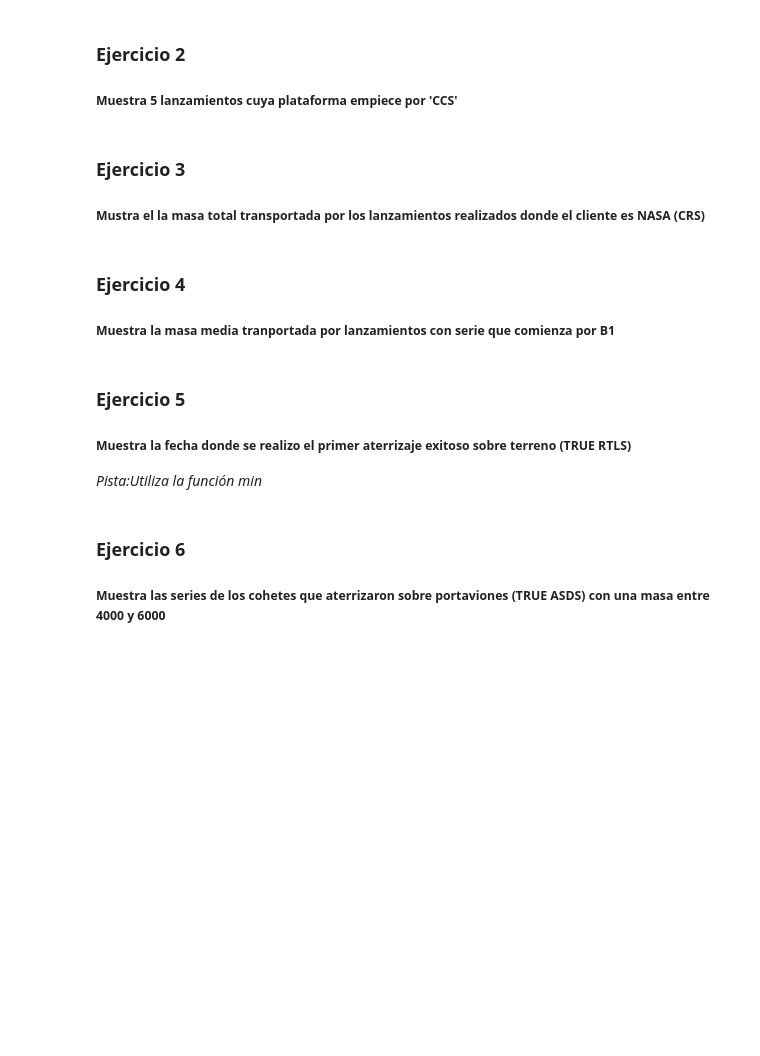
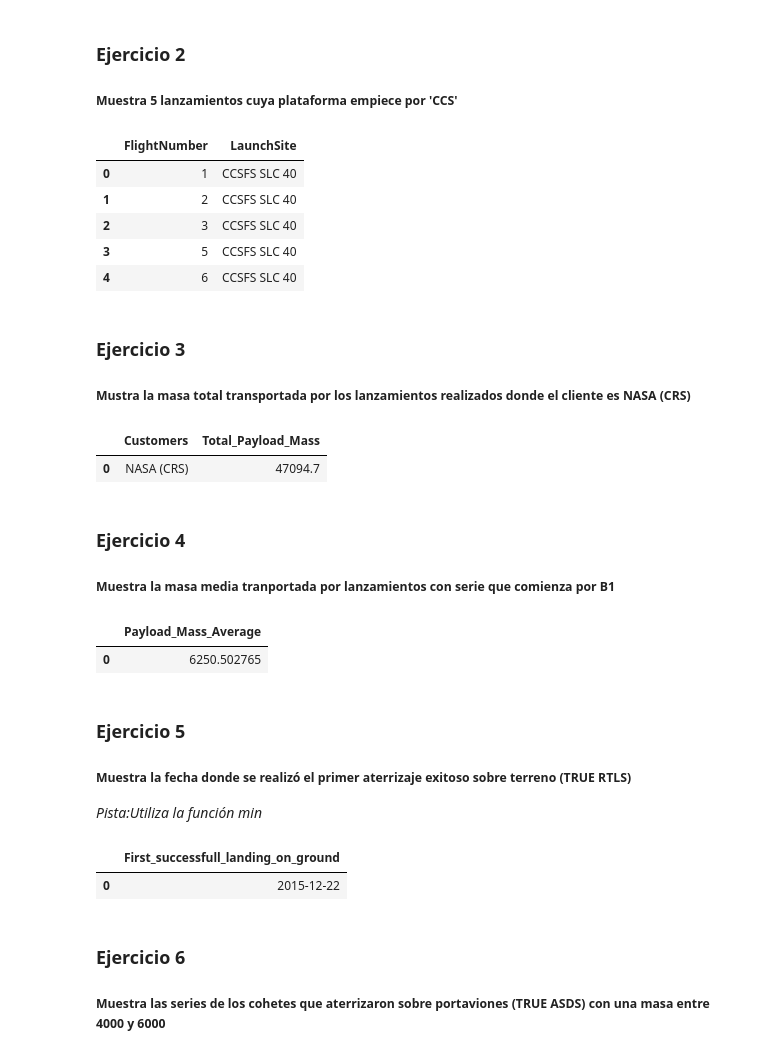
Before and after one commit to cristinaescriche/Curso-de-Cloud, a Jupyter notebook: Día 05/SpaceX - 3 -EDA Using SQL.ipynb, the cells around one changed output. Cells and saved outputs as stored; diff of their text form; code cells hidden in the pictures; blank space fills up the shorter version.

```diff
--- a/Día 05/SpaceX - 3 -EDA Using SQL.ipynb
+++ b/Día 05/SpaceX - 3 -EDA Using SQL.ipynb
@@ -63,20 +80,58 @@ df
 ### Ejercicio 2
 
 ##### Muestra 5 lanzamientos cuya plataforma empiece por 'CCS'
+# %%
+#Rellena la variable query con tu consulta
+query = """select FlightNumber, LaunchSite from SPACEXTBL
+WHERE LaunchSite LIKE 'CCS%'
+LIMIT 5;"""
+df  = pd.read_sql(query, con = engine )
+df
+# %% [output]
+|  | FlightNumber | LaunchSite |
+| 0 | 1 | CCSFS SLC 40 |
+| 1 | 2 | CCSFS SLC 40 |
+| 2 | 3 | CCSFS SLC 40 |
+| 3 | 5 | CCSFS SLC 40 |
+| 4 | 6 | CCSFS SLC 40 |
 # %% [markdown]
 ### Ejercicio 3
 
-##### Mustra el la masa total transportada por los lanzamientos realizados donde el cliente es NASA (CRS)
+##### Mustra la masa total transportada por los lanzamientos realizados donde el cliente es NASA (CRS)
+# %%
+query = """select Customers, SUM(PayloadMass) AS Total_Payload_Mass  from SPACEXTBL
+WHERE Customers = 'NASA (CRS)';"""
+df  = pd.read_sql(query, con = engine )
+df
+# %% [output]
+|  | Customers | Total_Payload_Mass |
+| 0 | NASA (CRS) | 47094.7 |
 # %% [markdown]
 ### Ejercicio 4
 
 ##### Muestra la masa media tranportada por lanzamientos con serie que comienza por B1
+# %%
+query = """select AVG(PayloadMass) AS Payload_Mass_Average from SPACEXTBL
+WHERE Serial like 'B1%';"""
+df  = pd.read_sql(query, con = engine )
+df
+# %% [output]
+|  | Payload_Mass_Average |
+| 0 | 6250.502765 |
 # %% [markdown]
 ### Ejercicio 5
 
-##### Muestra la fecha donde se realizo el primer aterrizaje exitoso sobre terreno (TRUE RTLS)
+##### Muestra la fecha donde se realizó el primer aterrizaje exitoso sobre terreno (TRUE RTLS)
 
 *Pista:Utiliza la función min*
+# %%
+query = """select MIN(Date) AS First_successfull_landing_on_ground from SPACEXTBL
+WHERE LandingOutcome = 'TRUE RTLS';"""
+df  = pd.read_sql(query, con = engine )
+df
+# %% [output]
+|  | First_successfull_landing_on_ground |
+| 0 | 2015-12-22 |
 # %% [markdown]
 ### Ejercicio 6
 
```
Also changed, not shown: parts of 5 cells of this notebook.
